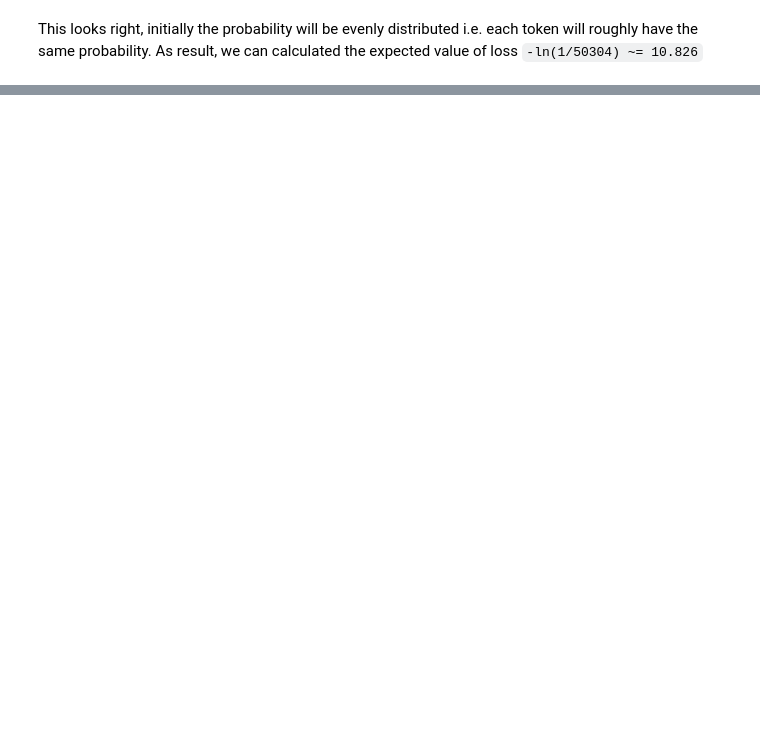
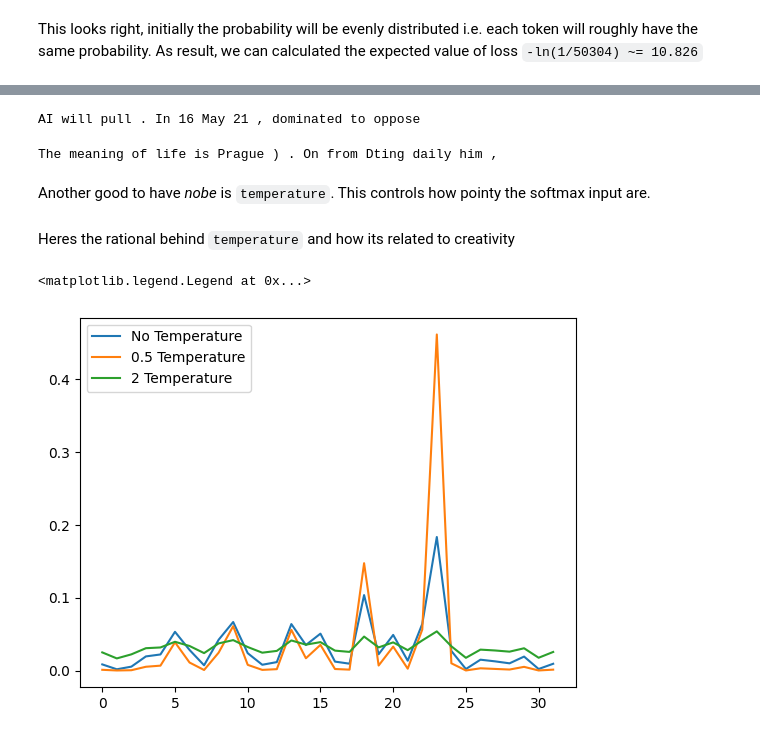
Before and after one commit to Ankur-singh/UnderstandingLLMs, a Jupyter notebook: nbs/LLM_from_Scratch.ipynb, the cells around one changed output, grey strips where cells are left out. Saved outputs shown, nothing was run; the diff lists cells and outputs as text; code cells hidden in the pictures; blank space fills up the shorter version.

```diff
--- a/nbs/LLM_from_Scratch.ipynb
+++ b/nbs/LLM_from_Scratch.ipynb
@@ -269,0 +371,10 @@ print(generate("The meaning of life is"))
+# %%
+print(generate(model, tokenizer, "AI will"))
+# %% [output]
+AI will pull . In 16 May 21 , dominated to oppose
+# %%
+print(generate(model, tokenizer, "The meaning of life is"))
+# %% [output]
+The meaning of life is Prague ) . On from Dting daily him ,
+# %% [markdown]
+Another good to have *nobe* is `temperature`. This controls how pointy the softmax input are.
@@ -269,0 +394,13 @@ print(generate("The meaning of life is"))
+# %% [markdown]
+Heres the rational behind `temperature` and how its related to creativity
+# %%
+import matplotlib.pyplot as plt
+
+logits = torch.randn(4, 32)
+plt.plot(torch.softmax(logits[0], dim=-1)      , label="No Temperature")
+plt.plot(torch.softmax(logits[0] / 0.5, dim=-1), label="0.5 Temperature")
+plt.plot(torch.softmax(logits[0] / 4 , dim=-1) , label="2 Temperature")
+plt.legend()
+# %% [output]
+<matplotlib.legend.Legend at 0x...>
+[figure, added]
```
Also changed, not shown: parts of 35 cells of this notebook.
